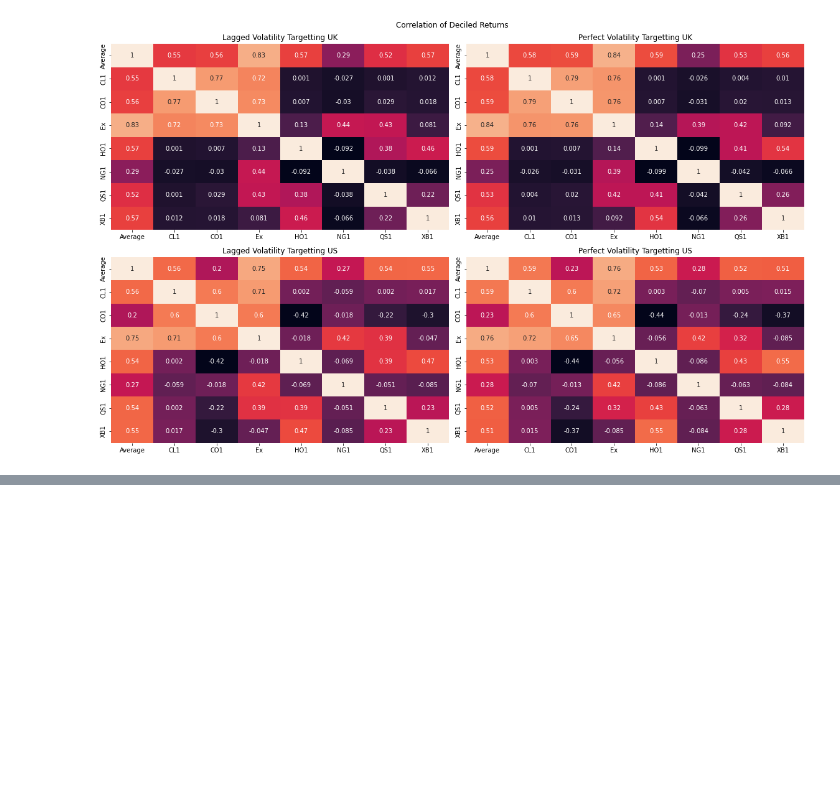
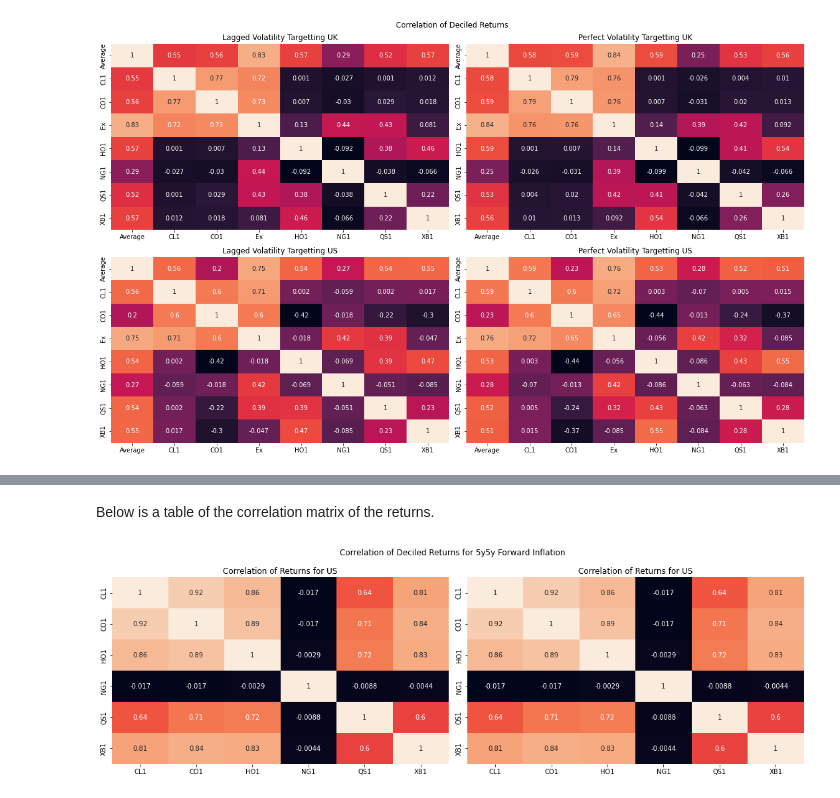
Before and after one commit to diegodalvarez/CommodityForwardInflation, a Jupyter notebook: 1OLS.ipynb, the cells around one changed output, grey strips where cells are left out. Cells and saved outputs as stored; diff of their text form; code cells hidden in the pictures; blank space fills up the shorter version.

```diff
--- a/1OLS.ipynb
+++ b/1OLS.ipynb
@@ -519,0 +591,28 @@ df_model = (df_combined.assign(
+# %% [markdown]
+Below is a table of the correlation matrix of the returns.
+# %%
+group_vars = df_decile_rtn.country.drop_duplicates().sort_values().to_list()
+fig, axes  = plt.subplots(ncols = len(group_vars), figsize = (15,5))
+
+for group_var, ax in zip(group_vars, axes.flatten()):
+
+    df_corr = (df_decile_rtn.query(
+        "country == @country").
+        rename(columns = {"security": ""}).
+        pivot(index = "date", columns = "", values = "signal_rtn").
+        fillna(0).
+        apply(lambda x: x * (0.1 / (x.ewm(span = 100, adjust = False).std().shift() * np.sqrt(252)))).
+        corr())
+
+    sns.heatmap(
+        data  = df_corr,
+        ax    = ax,
+        cbar  = False,
+        annot = True)
+
+    ax.set_title("Correlation of Returns for {}".format(country))
+
+fig.suptitle("Correlation of Deciled Returns for 5y5y Forward Inflation")
+plt.tight_layout()
+# %% [output]
+[figure, added]
```
Also changed, not shown: parts of 18 cells of this notebook.
